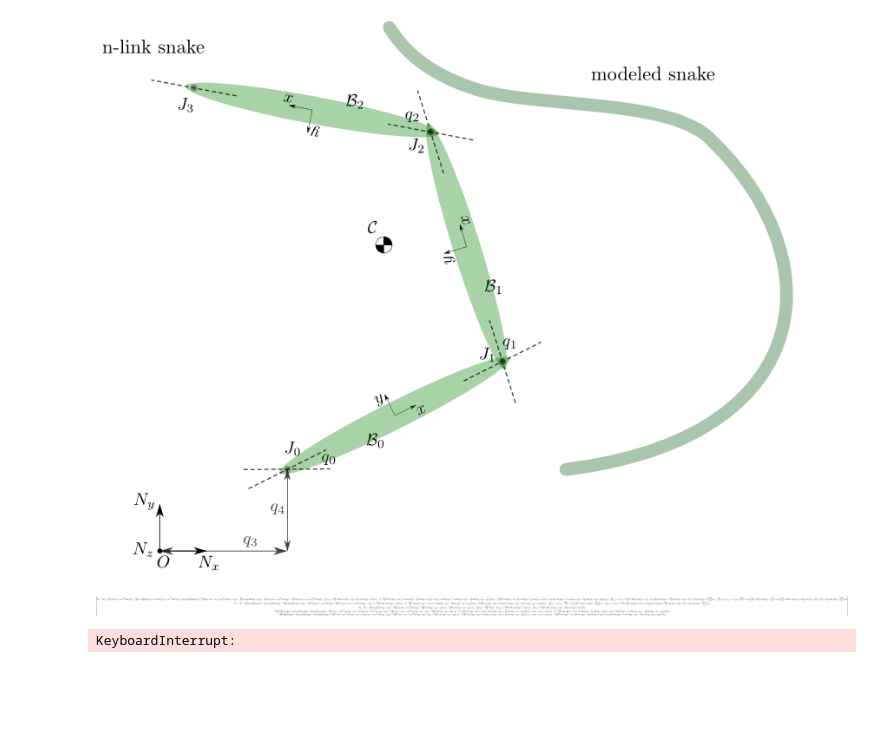
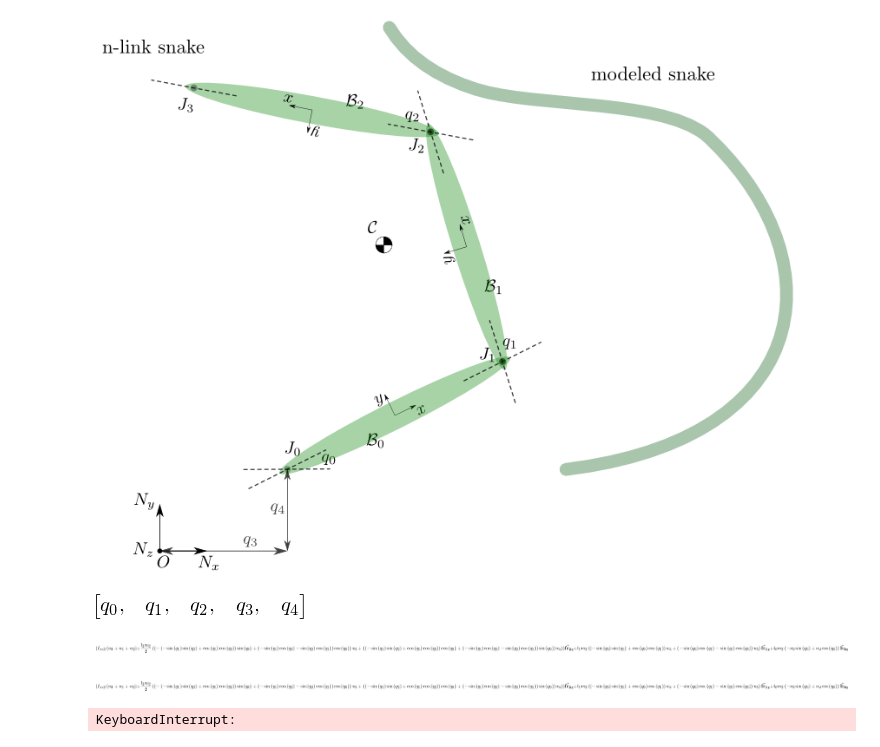
Before and after one commit to isaacyeaton/snaketurn, a Jupyter notebook: 3-link-snake-free-head-torques.ipynb, the cells around one changed output. Saved outputs shown, nothing was run; the diff lists cells and outputs as text; code cells hidden in the pictures; blank space fills up the shorter version.

```diff
--- a/3-link-snake-free-head-torques.ipynb
+++ b/3-link-snake-free-head-torques.ipynb
@@ -31,3 +31,11 @@ from IPython.display import Image
 Image(filename='snake-schematic.png')
 # %% [output]
 [figure]
+# %%
+nbodies = 3
+njoints = n + 1
+ncoords = n + 2
+me.dynamicsymbols('T:' + str(njoints))
+me.dynamicsymbols('q:' + str(ncoords))
+# %% [output]
+[figure, added]
@@ -34,3 +114,11 @@ Image(filename='snake-schematic.png')
+# %%
+bodies[2].angular_momentum(joints[1], frames[0])
+# %% [output]
+[figure, added]
+# %%
+bd2.angular_momentum(jt0, frN)
+# %% [output]
+[figure, added]
 # %%
 # number of links (not currently used)
 n = 3
@@ -153,10 +241,6 @@ kanezero = fr + frstar
 
 #j3pos = jt3.pos_from(jt0).express(frN).simplify()
 #sym.trigsimp(kanezero)
-# %%
-sym.trigsimp(kanezero)
-# %% [output]
-[figure, removed]
 # %%
 kz = sym.trigsimp(kanezero)
 # %% [output]
```
Also changed, not shown: parts of 1 cell of this notebook.
